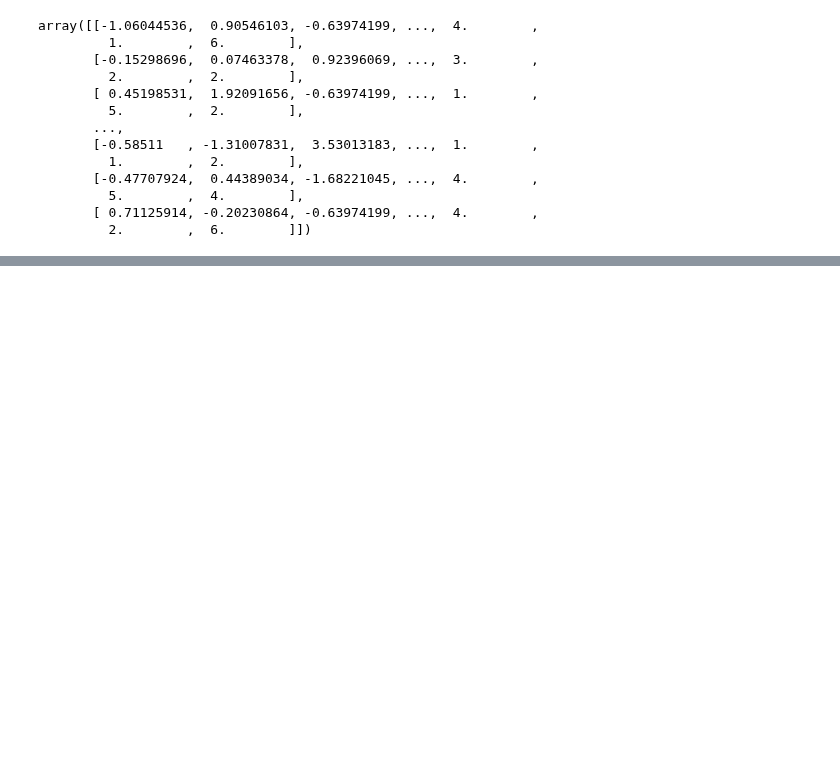
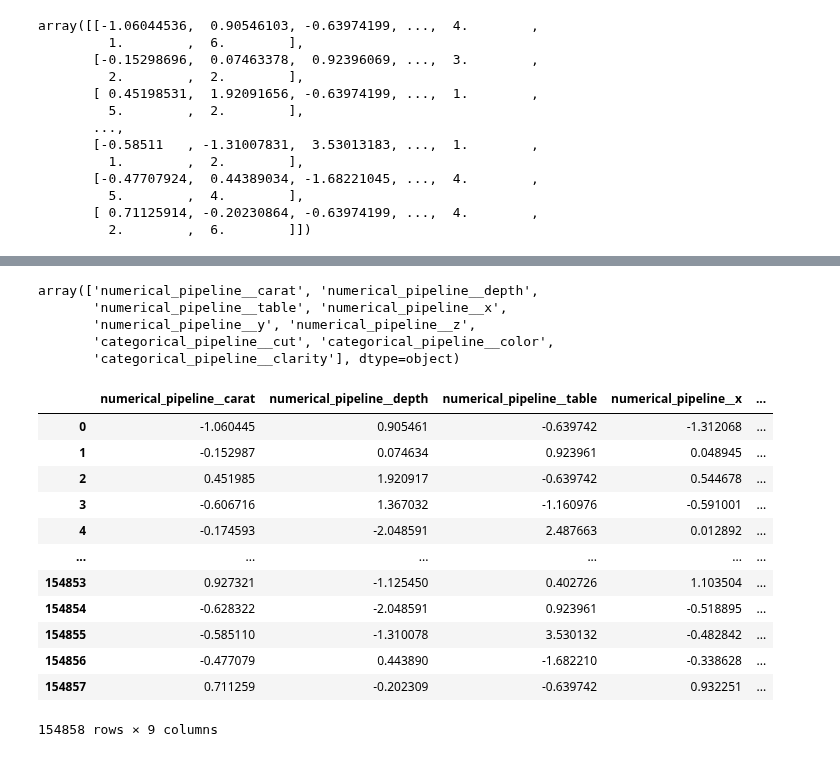
Before and after one commit to Nishchal30/End_to_End_Regression_Project, a Jupyter notebook: notebooks/model_training.ipynb, the cells around one changed output, grey strips where cells are left out. Cells and saved outputs as stored; diff of their text form; code cells hidden in the pictures; blank space fills up the shorter version.

Commit message:
model trained

```diff
--- a/notebooks/model_training.ipynb
+++ b/notebooks/model_training.ipynb
@@ -100,7 +100,8 @@ preprocessor = ColumnTransformer(
 from sklearn.model_selection import train_test_split
 X_train, X_test, y_train, y_test = train_test_split(X, y, test_size = 0.2, random_state = 2)
 # %%
-preprocessor.fit_transform(X_train)
+X_train = preprocessor.fit_transform(X_train)
+X_train
 # %% [output]
 array([[-1.06044536,  0.90546103, -0.63974199, ...,  4.        ,
          1.        ,  6.        ],
@@ -117,0 +136,27 @@ array([[-1.06044536,  0.90546103, -0.63974199, ...,  4.        ,
+# %%
+preprocessor.get_feature_names_out()
+# %% [output]
+array(['numerical_pipeline__carat', 'numerical_pipeline__depth',
+       'numerical_pipeline__table', 'numerical_pipeline__x',
+       'numerical_pipeline__y', 'numerical_pipeline__z',
+       'categorical_pipeline__cut', 'categorical_pipeline__color',
+       'categorical_pipeline__clarity'], dtype=object)
+# %%
+X_train = pd.DataFrame(X_train, columns=preprocessor.get_feature_names_out())
+X_test = pd.DataFrame(X_test, columns=preprocessor.get_feature_names_out())
+# %%
+X_train
+# %% [output]
+|  | numerical_pipeline__carat | numerical_pipeline__depth | numerical_pipeline__table | numerical_pipeline__x | ... |
+| 0 | -1.060445 | 0.905461 | -0.639742 | -1.312068 | ... |
+| 1 | -0.152987 | 0.074634 | 0.923961 | 0.048945 | ... |
+| 2 | 0.451985 | 1.920917 | -0.639742 | 0.544678 | ... |
+| 3 | -0.606716 | 1.367032 | -1.160976 | -0.591001 | ... |
+| 4 | -0.174593 | -2.048591 | 2.487663 | 0.012892 | ... |
+| ... | ... | ... | ... | ... | ... |
+| 154853 | 0.927321 | -1.125450 | 0.402726 | 1.103504 | ... |
+| 154854 | -0.628322 | -2.048591 | 0.923961 | -0.518895 | ... |
+| 154855 | -0.585110 | -1.310078 | 3.530132 | -0.482842 | ... |
+| 154856 | -0.477079 | 0.443890 | -1.682210 | -0.338628 | ... |
+| 154857 | 0.711259 | -0.202309 | -0.639742 | 0.932251 | ... |
+154858 rows × 9 columns
```
Also changed, not shown: parts of 6 cells of this notebook.
